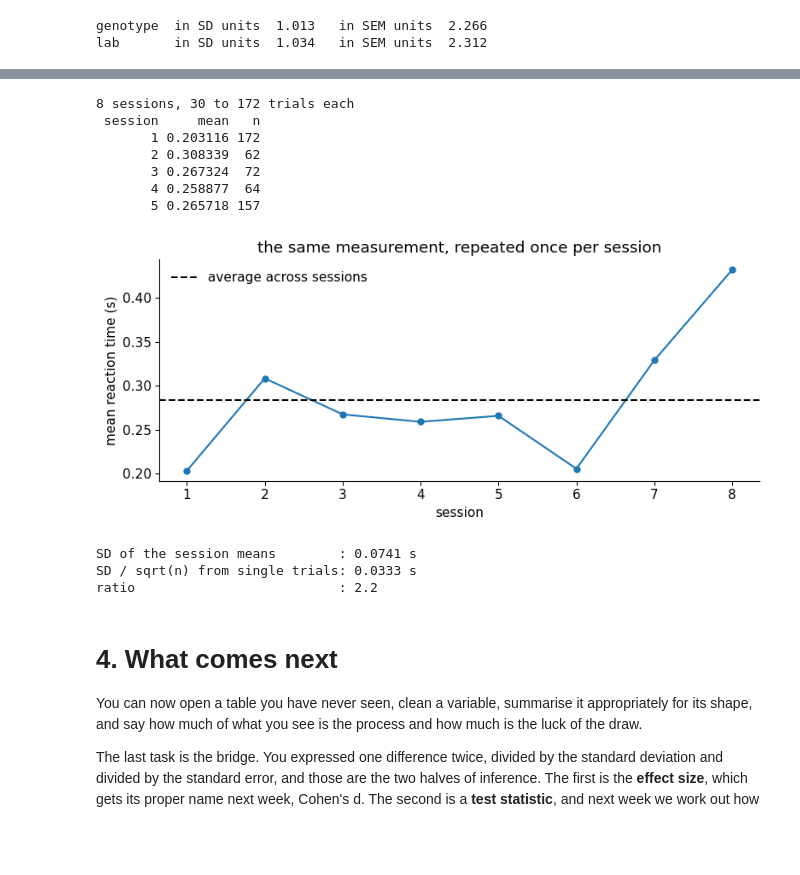
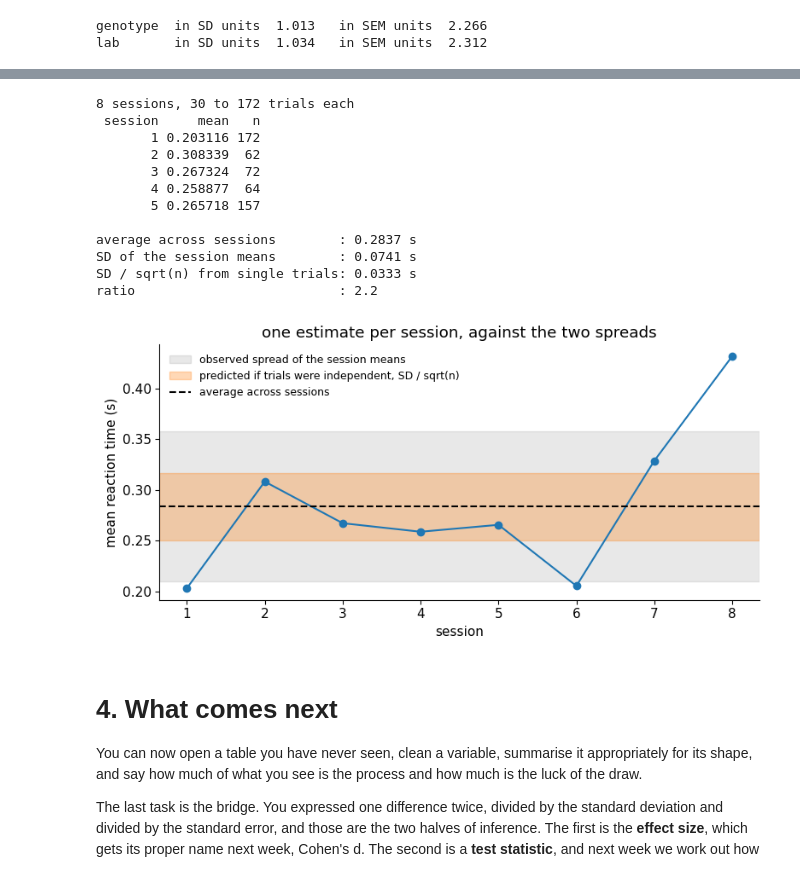
Before and after one commit to gmatteuc/QMN_course_2026, a Jupyter notebook: notebooks/03_probability_descriptive_TA.ipynb, the cells around one changed output, grey strips where cells are left out. Drawn from its saved outputs; the diff is of its cells as text; code cells hidden in the pictures; blank space fills up the shorter version.

```diff
--- a/notebooks/03_probability_descriptive_TA.ipynb
+++ b/notebooks/03_probability_descriptive_TA.ipynb
@@ -1865,28 +1867,34 @@ lab       in SD units  1.034   in SEM units  2.312
 > 0, 1 and 2. It is the last exercise of the notebook: if the session runs out, it is a good one to
 > take home.
 # %%
-# TODO 3.3 - steps 1 and 3 are yours. The figure of step 2 is written below: uncomment it once
-# `by_session` exists, with one row per session and columns called "session" and "mean".
+# TODO 3.3 - steps 1 and 2 are yours, the figure of step 3 is written below.
 
 # One mouse, trained phase:
 # one = clean[(____) & (____)]
 
-# 1. one row per session: the mean reaction time, and how many trials it rests on
+# 1. by_session: one row per session, with the mean reaction time and the number of trials
 
-# 2. the estimate, session after session
-# fig, ax = plt.subplots(figsize=(8, 3.6))
-# ax.plot(by_session["session"], by_session["mean"], "o-", lw=1.5, ms=5)
-# ax.axhline(by_session["mean"].mean(), color="black", lw=1.5, ls="--",
-#            label="average across sessions")
+
+# 2. grand, observed and predicted
+
+
+# 3. the estimate session after session, over the two spreads
+# fig, ax = plt.subplots(figsize=(8, 4))
+#
+# # axhspan shades a horizontal band between two heights, right across the panel.
+# ax.axhspan(grand - observed, grand + observed, color="0.5", alpha=0.18,
+#            label="observed spread of the session means")
+# ax.axhspan(grand - predicted, grand + predicted, color="#ff7f0e", alpha=0.30,
+#            label="predicted if trials were independent, SD / sqrt(n)")
+#
+# ax.plot(by_session["session"], by_session["mean"], "o-", lw=1.5, ms=6, color="#1f77b4")
+# ax.axhline(grand, color="black", lw=1.5, ls="--", label="average across sessions")
 # ax.set_xlabel("session")
 # ax.set_ylabel("mean reaction time (s)")
-# ax.set_title("the same measurement, repeated once per session")
-# ax.legend(frameon=False)
+# ax.set_title("one estimate per session, against the two spreads")
+# ax.legend(frameon=False, fontsize=9)
 # fig.tight_layout()
 # plt.show()
-
-# 3. the spread of those session means, against what a single session would have predicted
-
 
 # Then answer here: are the two numbers close, and what did the resampling of Part 2 assume away?
 
@@ -1901,51 +1909,62 @@ by_session = one.groupby("session")["reaction_time_s"].agg(mean="mean", n="size"
 by_session = by_session.reset_index()
 print(f"{len(by_session)} sessions, {by_session['n'].min()} to {by_session['n'].max()} trials each")
 print(by_session.head().to_string(index=False))
 
-# 2. the estimate, session after session
-fig, ax = plt.subplots(figsize=(8, 3.6))
-ax.plot(by_session["session"], by_session["mean"], "o-", lw=1.5, ms=5)
-ax.axhline(by_session["mean"].mean(), color="black", lw=1.5, ls="--",
-           label="average across sessions")
-ax.set_xlabel("session")
-ax.set_ylabel("mean reaction time (s)")
-ax.set_title("the same measurement, repeated once per session")
-ax.legend(frameon=False)
-fig.tight_layout()
-plt.show()
-
-# 3. observed spread against the prediction from within-session variability
+# 2. the observed spread of those estimates, and the one predicted from single trials
+grand = by_session["mean"].mean()
 observed = by_session["mean"].std(ddof=1)
 predicted = one["reaction_time_s"].std(ddof=1) / np.sqrt(by_session["n"].mean())
+print(f"\naverage across sessions        : {grand:.4f} s")
 print(f"SD of the session means        : {observed:.4f} s")
 print(f"SD / sqrt(n) from single trials: {predicted:.4f} s")
 print(f"ratio                          : {observed / predicted:.1f}")
 
+# 3. the estimate session after session, over the two spreads
+fig, ax = plt.subplots(figsize=(8, 4))
+
+# axhspan shades a horizontal band between two heights, right across the panel.
+ax.axhspan(grand - observed, grand + observed, color="0.5", alpha=0.18,
+           label="observed spread of the session means")
+ax.axhspan(grand - predicted, grand + predicted, color="#ff7f0e", alpha=0.30,
+           label="predicted if trials were independent, SD / sqrt(n)")
+
+ax.plot(by_session["session"], by_session["mean"], "o-", lw=1.5, ms=6, color="#1f77b4")
+ax.axhline(grand, color="black", lw=1.5, ls="--", label="average across sessions")
+ax.set_xlabel("session")
+ax.set_ylabel("mean reaction time (s)")
+ax.set_title("one estimate per session, against the two spreads")
+ax.legend(frameon=False, fontsize=9)
+fig.tight_layout()
+plt.show()
+
 # No. The real spread is more than twice the predicted one, and it is bigger for every one of
-# the thirty mice.
+# the thirty mice. The figure says it in one look: the grey band is more than twice as tall
+# as the orange one, and the sessions scatter across the grey.
 #
 # SD / sqrt(n) assumes the trials are independent draws from one fixed pool, which is exactly
 # what the computer did in Part 2. Real sessions are not like that: they happen on different
 # days, with the animal more or less trained and more or less motivated, so two trials from the
 # same session resemble each other more than two trials from different ones.
 #
 # Counting them all as independent makes n look bigger than it really is, so the standard error
 # comes out too small and any interval built from it is too narrow. It is the mistake of section
 # 3.1 one level up, pseudoreplication again: there we treated trials as if they were animals,
 # here as if they were sessions.
 # --- END SOLUTION
 # %% [output]
 8 sessions, 30 to 172 trials each
  session     mean   n
        1 0.203116 172
        2 0.308339  62
        3 0.267324  72
        4 0.258877  64
        5 0.265718 157
+
+average across sessions        : 0.2837 s
+SD of the session means        : 0.0741 s
+SD / sqrt(n) from single trials: 0.0333 s
+ratio                          : 2.2
-[figure, old version]
+[figure, new version]
-SD of the session means        : 0.0741 s
-SD / sqrt(n) from single trials: 0.0333 s
-ratio                          : 2.2
 # %% [markdown]
 <a id="section-4"></a>
 # 4. What comes next
```
Also changed, not shown: parts of 4 cells of this notebook, 1 other file.
